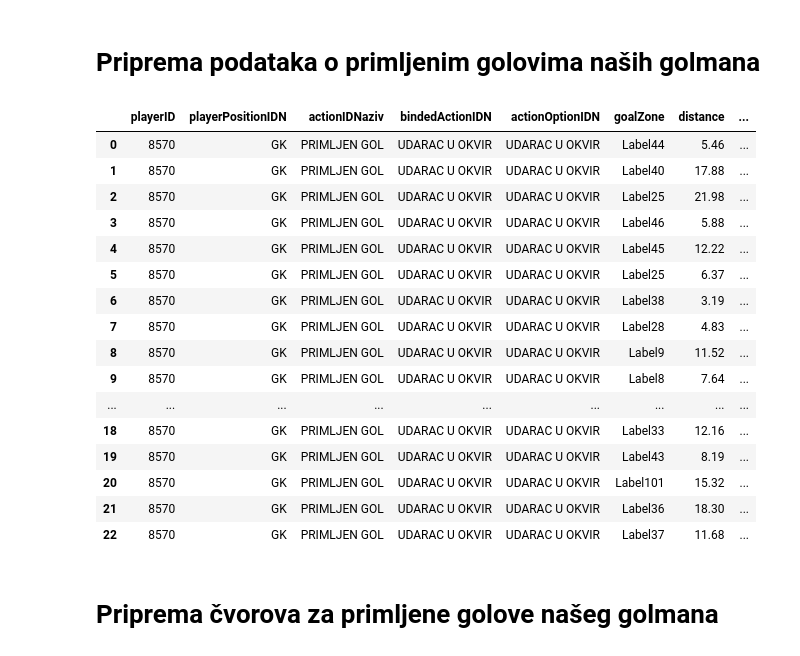
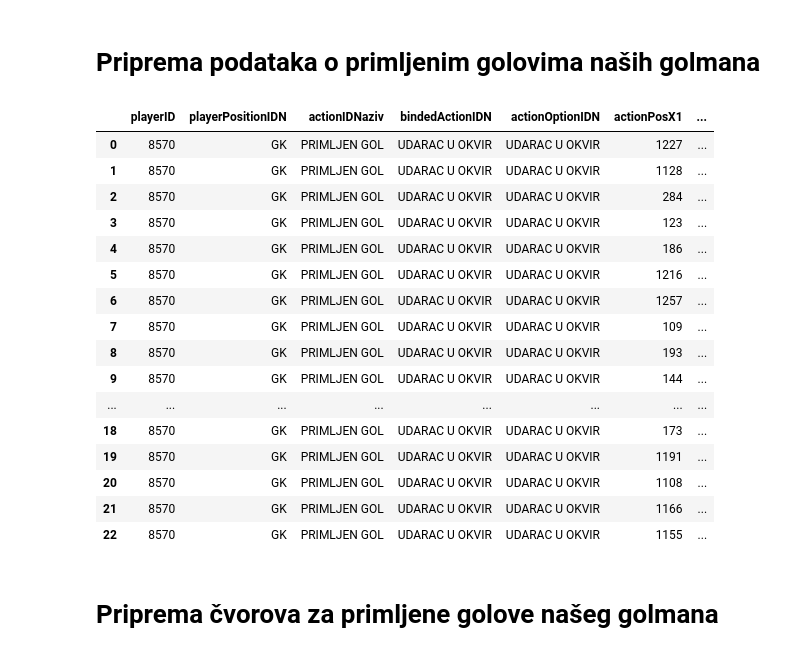
Before and after one commit to hrvatskibogmars/brainstormers, a Jupyter notebook: analysis/techo_notebooks/SNA/Preparing some relevant actions for SNA - Eintracht.ipynb, the cells around one changed output. Saved outputs shown, nothing was run; the diff lists cells and outputs as text; code cells hidden in the pictures.

```diff
--- a/analysis/techo_notebooks/SNA/Preparing some relevant actions for SNA - Eintracht.ipynb
+++ b/analysis/techo_notebooks/SNA/Preparing some relevant actions for SNA - Eintracht.ipynb
@@ -186,40 +184,39 @@ dfEintrachtUdarci
 # %%
 dfEintrachtPrimljeniGolovi = dfEintrachtAkcije[(dfEintrachtAkcije['actionID'] == 156)]
 
 dfEintrachtPrimljeniGoloviClean = dfEintrachtPrimljeniGolovi.drop(['ID','gameID', 'actionID',
                                             'bindedActionID', 'actionOptionID',
                                             'playerTeam', 'refPositionX',
                                             'refPositionY', 'startPossTime', 'endPossTime', 'gameTimeSection',
                                             'playerPositionID', 'targetPositionID', 'awayTeamSide', 'action_duration',
                                             'domaci', 'gosti', 'domaciFormacija', 'gostiFormacija',
                                             'gameDate', 'gameTime', 'stadium', 'referee', 'stadium', 'climate',
                                             'luna', 'temperature', 'viewers', 'domaciID', 'gostiID', 'homeTeamFormacijaID',
                                             'awayTeamFormacijaID', 'Pogodaka_domaci', 'Score_domaci', 'Pogodaka_gosti',
                                             'Score_gosti', 'actionStartTime', 'actionEndTime', 'touchNumber',
-                                            'actionPosX1', 'actionPosX2', 'actionPosY1', 'actionPosY2',
                                             'ref_sector', 'poss_duration', 'targetPlayerID', 'targetPositionIDN'], axis = 1)
 
 dfEintrachtPrimljeniGoloviClean.reset_index(drop=True, inplace=True)
 dfEintrachtPrimljeniGoloviClean.to_csv("Eintracht_sna_primljeni_golovi.csv", sep=',', index=False)
 dfEintrachtPrimljeniGoloviClean
 # %% [output]
-|  | playerID | playerPositionIDN | actionIDNaziv | bindedActionIDN | actionOptionIDN | goalZone | distance | ... |
-| 0 | 8570 | GK | PRIMLJEN GOL | UDARAC U OKVIR | UDARAC U OKVIR | Label44 | 5.46 | ... |
-| 1 | 8570 | GK | PRIMLJEN GOL | UDARAC U OKVIR | UDARAC U OKVIR | Label40 | 17.88 | ... |
-| 2 | 8570 | GK | PRIMLJEN GOL | UDARAC U OKVIR | UDARAC U OKVIR | Label25 | 21.98 | ... |
-| 3 | 8570 | GK | PRIMLJEN GOL | UDARAC U OKVIR | UDARAC U OKVIR | Label46 | 5.88 | ... |
-| 4 | 8570 | GK | PRIMLJEN GOL | UDARAC U OKVIR | UDARAC U OKVIR | Label45 | 12.22 | ... |
-| 5 | 8570 | GK | PRIMLJEN GOL | UDARAC U OKVIR | UDARAC U OKVIR | Label25 | 6.37 | ... |
-| 6 | 8570 | GK | PRIMLJEN GOL | UDARAC U OKVIR | UDARAC U OKVIR | Label38 | 3.19 | ... |
-| 7 | 8570 | GK | PRIMLJEN GOL | UDARAC U OKVIR | UDARAC U OKVIR | Label28 | 4.83 | ... |
-| 8 | 8570 | GK | PRIMLJEN GOL | UDARAC U OKVIR | UDARAC U OKVIR | Label9 | 11.52 | ... |
-| 9 | 8570 | GK | PRIMLJEN GOL | UDARAC U OKVIR | UDARAC U OKVIR | Label8 | 7.64 | ... |
-| ... | ... | ... | ... | ... | ... | ... | ... | ... |
-| 18 | 8570 | GK | PRIMLJEN GOL | UDARAC U OKVIR | UDARAC U OKVIR | Label33 | 12.16 | ... |
-| 19 | 8570 | GK | PRIMLJEN GOL | UDARAC U OKVIR | UDARAC U OKVIR | Label43 | 8.19 | ... |
-| 20 | 8570 | GK | PRIMLJEN GOL | UDARAC U OKVIR | UDARAC U OKVIR | Label101 | 15.32 | ... |
-| 21 | 8570 | GK | PRIMLJEN GOL | UDARAC U OKVIR | UDARAC U OKVIR | Label36 | 18.30 | ... |
-| 22 | 8570 | GK | PRIMLJEN GOL | UDARAC U OKVIR | UDARAC U OKVIR | Label37 | 11.68 | ... |
+|  | playerID | playerPositionIDN | actionIDNaziv | bindedActionIDN | actionOptionIDN | actionPosX1 | ... |
+| 0 | 8570 | GK | PRIMLJEN GOL | UDARAC U OKVIR | UDARAC U OKVIR | 1227 | ... |
+| 1 | 8570 | GK | PRIMLJEN GOL | UDARAC U OKVIR | UDARAC U OKVIR | 1128 | ... |
+| 2 | 8570 | GK | PRIMLJEN GOL | UDARAC U OKVIR | UDARAC U OKVIR | 284 | ... |
+| 3 | 8570 | GK | PRIMLJEN GOL | UDARAC U OKVIR | UDARAC U OKVIR | 123 | ... |
+| 4 | 8570 | GK | PRIMLJEN GOL | UDARAC U OKVIR | UDARAC U OKVIR | 186 | ... |
+| 5 | 8570 | GK | PRIMLJEN GOL | UDARAC U OKVIR | UDARAC U OKVIR | 1216 | ... |
+| 6 | 8570 | GK | PRIMLJEN GOL | UDARAC U OKVIR | UDARAC U OKVIR | 1257 | ... |
+| 7 | 8570 | GK | PRIMLJEN GOL | UDARAC U OKVIR | UDARAC U OKVIR | 109 | ... |
+| 8 | 8570 | GK | PRIMLJEN GOL | UDARAC U OKVIR | UDARAC U OKVIR | 193 | ... |
+| 9 | 8570 | GK | PRIMLJEN GOL | UDARAC U OKVIR | UDARAC U OKVIR | 144 | ... |
+| ... | ... | ... | ... | ... | ... | ... | ... |
+| 18 | 8570 | GK | PRIMLJEN GOL | UDARAC U OKVIR | UDARAC U OKVIR | 173 | ... |
+| 19 | 8570 | GK | PRIMLJEN GOL | UDARAC U OKVIR | UDARAC U OKVIR | 1191 | ... |
+| 20 | 8570 | GK | PRIMLJEN GOL | UDARAC U OKVIR | UDARAC U OKVIR | 1108 | ... |
+| 21 | 8570 | GK | PRIMLJEN GOL | UDARAC U OKVIR | UDARAC U OKVIR | 1166 | ... |
+| 22 | 8570 | GK | PRIMLJEN GOL | UDARAC U OKVIR | UDARAC U OKVIR | 1155 | ... |
 # %% [markdown]
 # Priprema čvorova za primljene golove našeg golmana
 # %%
```
Also changed, not shown: parts of 7 cells of this notebook, 25 other files.
